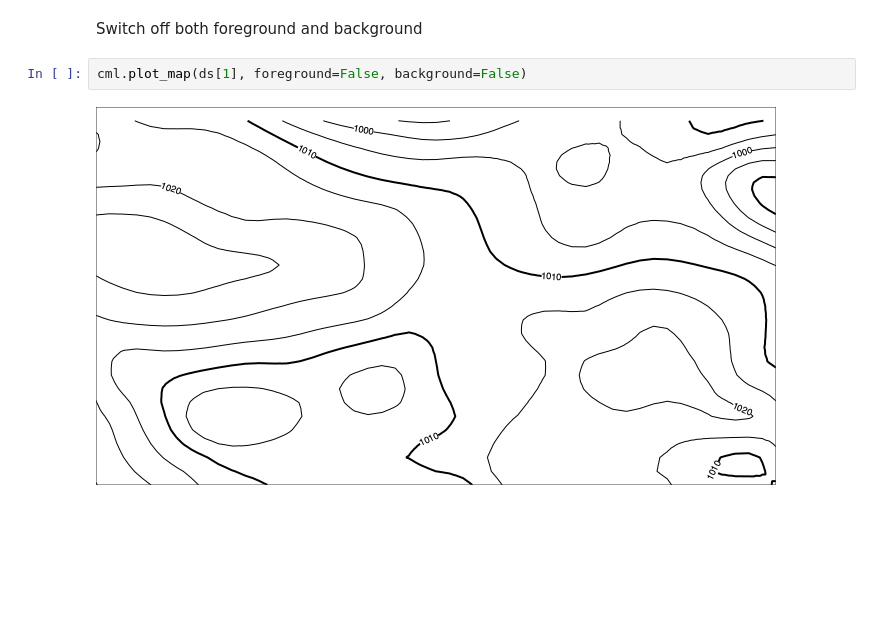
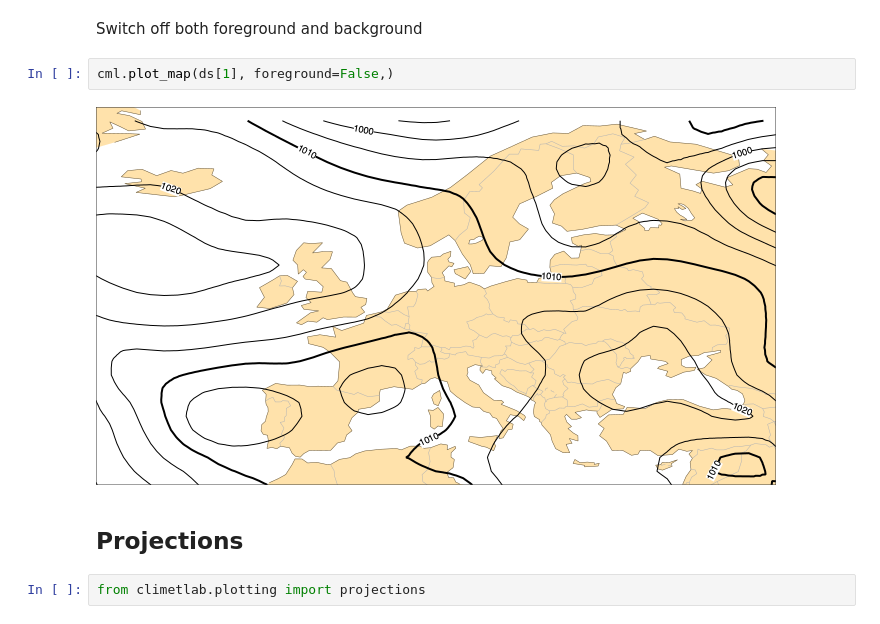
Before and after one commit to ecmwf/climetlab, a Jupyter notebook: docs/examples/11-more-plotting.ipynb, the cells around one changed output. Cells and saved outputs as stored; diff of their text form; blank space fills up the shorter version.

```diff
--- a/docs/examples/11-more-plotting.ipynb
+++ b/docs/examples/11-more-plotting.ipynb
@@ -44,6 +44,10 @@ cml.plot_map(ds[1], background=False)
 # %% [markdown]
 Switch off both foreground and background
 # %%
-cml.plot_map(ds[1], foreground=False, background=False)
+cml.plot_map(ds[1], foreground=False,)
 # %% [output]
-[figure, old version]
+[figure, new version]
+# %% [markdown]
+## Projections
+# %%
+from climetlab.plotting import projections
```
Also changed, not shown: parts of 1 cell of this notebook, 11 other files.
